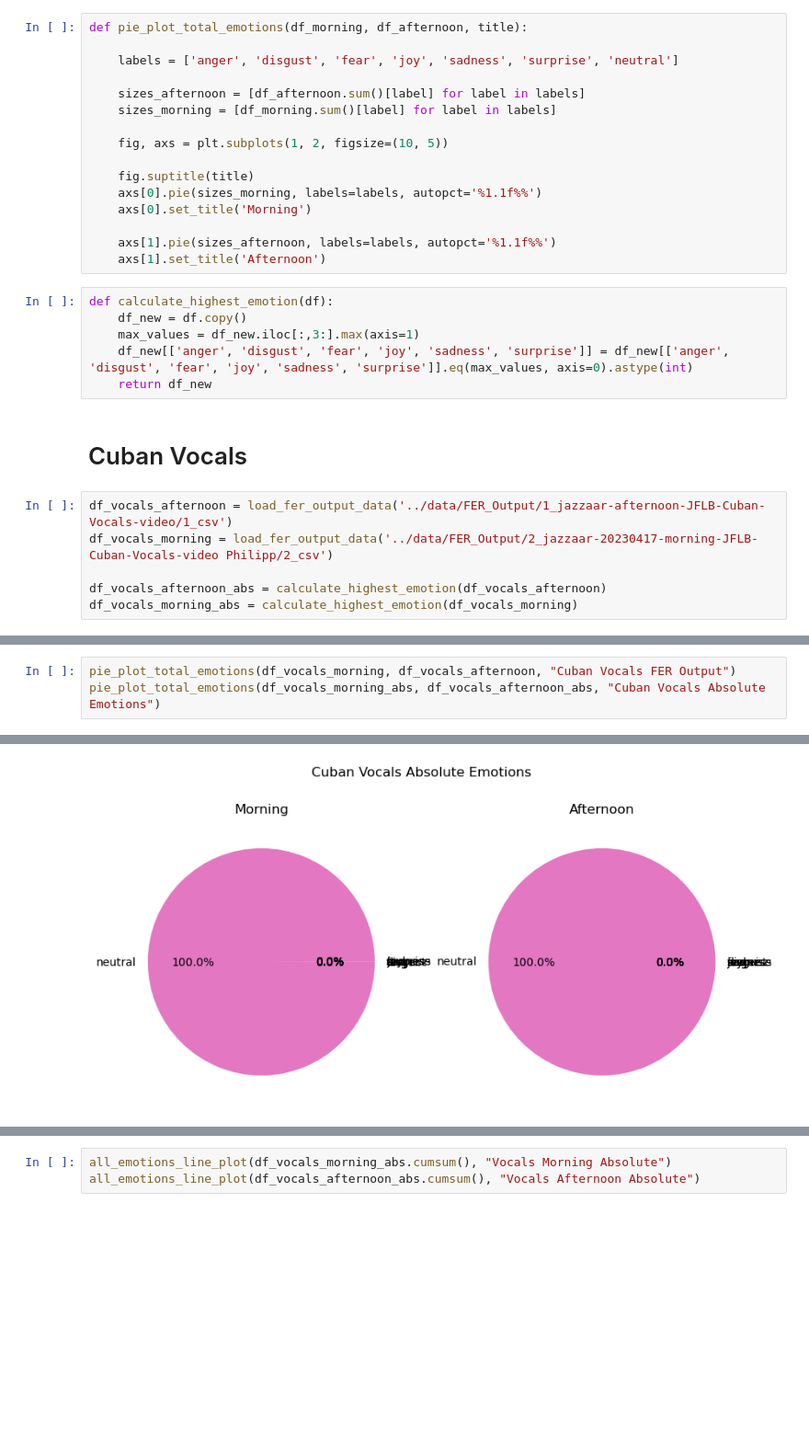
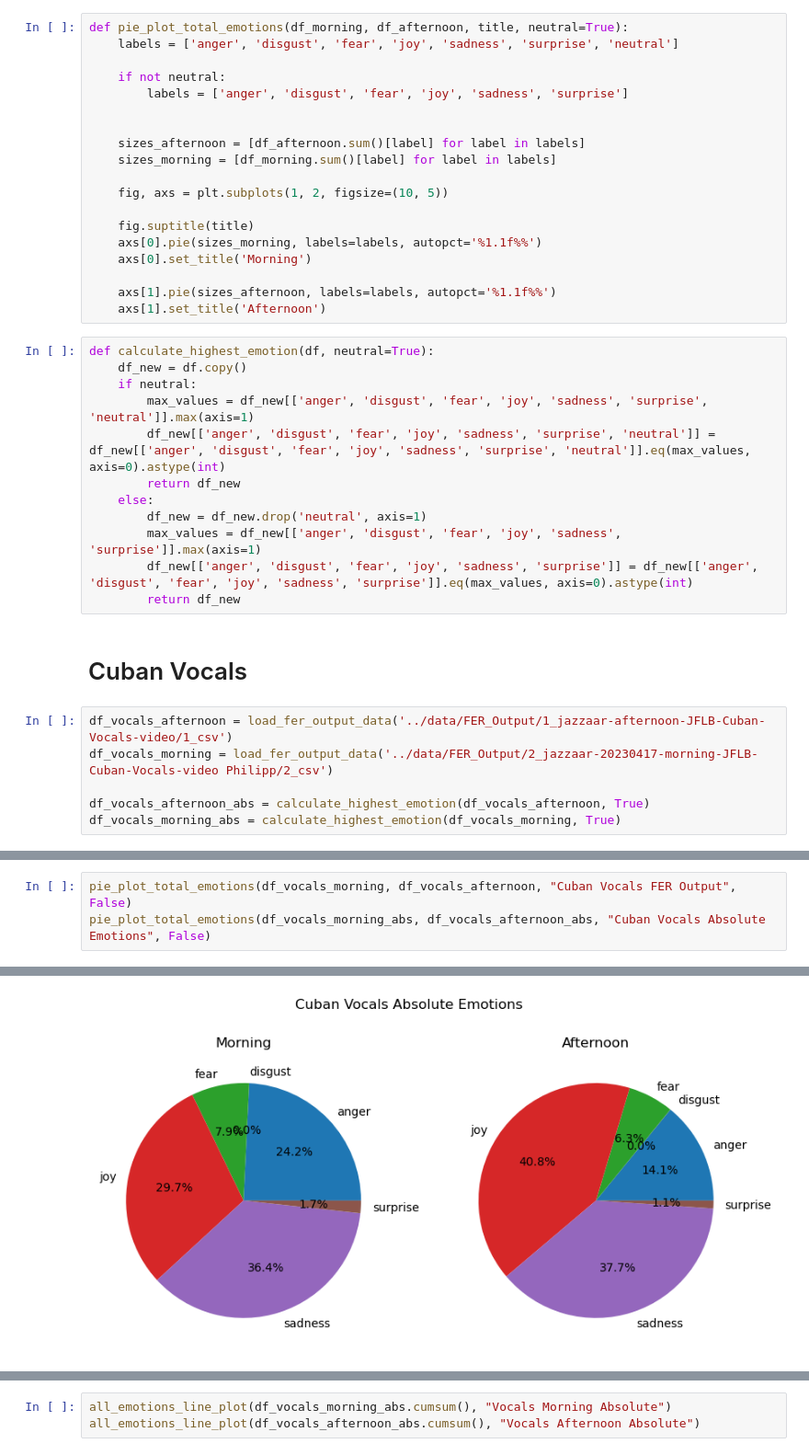
Before and after one commit to RavenRudi/coin_jazz, a Jupyter notebook: notebooks/FER_plots.ipynb, the cells around one changed output, grey strips where cells are left out. Shown at 92% size. Cells and saved outputs as stored; diff of their text form; blank space fills up the shorter version.

Commit message:
added exclusion of neutral

```diff
--- a/notebooks/FER_plots.ipynb
+++ b/notebooks/FER_plots.ipynb
@@ -75,9 +75,12 @@ def all_emotions_line_plot(df, title):
     plt.title(title)
     plt.show()
 # %%
-def pie_plot_total_emotions(df_morning, df_afternoon, title):
+def pie_plot_total_emotions(df_morning, df_afternoon, title, neutral=True):
+    labels = ['anger', 'disgust', 'fear', 'joy', 'sadness', 'surprise', 'neutral']
 
-    labels = ['anger', 'disgust', 'fear', 'joy', 'sadness', 'surprise', 'neutral']
+    if not neutral:
+        labels = ['anger', 'disgust', 'fear', 'joy', 'sadness', 'surprise']
+
 
     sizes_afternoon = [df_afternoon.sum()[label] for label in labels]
     sizes_morning = [df_morning.sum()[label] for label in labels]
@@ -91,16 +94,22 @@ def pie_plot_total_emotions(df_morning, df_afternoon, title):
     axs[1].pie(sizes_afternoon, labels=labels, autopct='%1.1f%%')
     axs[1].set_title('Afternoon')
 # %%
-def calculate_highest_emotion(df):
+def calculate_highest_emotion(df, neutral=True):
     df_new = df.copy()
-    max_values = df_new.iloc[:,3:].max(axis=1)
-    df_new[['anger', 'disgust', 'fear', 'joy', 'sadness', 'surprise']] = df_new[['anger', 'disgust', 'fear', 'joy', 'sadness', 'surprise']].eq(max_values, axis=0).astype(int)
-    return df_new
+    if neutral:
+        max_values = df_new[['anger', 'disgust', 'fear', 'joy', 'sadness', 'surprise', 'neutral']].max(axis=1)
+        df_new[['anger', 'disgust', 'fear', 'joy', 'sadness', 'surprise', 'neutral']] = df_new[['anger', 'disgust', 'fear', 'joy', 'sadness', 'surprise', 'neutral']].eq(max_values, axis=0).astype(int)
+        return df_new
+    else:
+        df_new = df_new.drop('neutral', axis=1)
+        max_values = df_new[['anger', 'disgust', 'fear', 'joy', 'sadness', 'surprise']].max(axis=1)
+        df_new[['anger', 'disgust', 'fear', 'joy', 'sadness', 'surprise']] = df_new[['anger', 'disgust', 'fear', 'joy', 'sadness', 'surprise']].eq(max_values, axis=0).astype(int)
+        return df_new
 # %% [markdown]
 # Cuban Vocals
 # %%
 df_vocals_afternoon = load_fer_output_data('../data/FER_Output/1_jazzaar-afternoon-JFLB-Cuban-Vocals-video/1_csv')
 df_vocals_morning = load_fer_output_data('../data/FER_Output/2_jazzaar-20230417-morning-JFLB-Cuban-Vocals-video Philipp/2_csv')
 
-df_vocals_afternoon_abs = calculate_highest_emotion(df_vocals_afternoon)
-df_vocals_morning_abs = calculate_highest_emotion(df_vocals_morning)
+df_vocals_afternoon_abs = calculate_highest_emotion(df_vocals_afternoon, True)
+df_vocals_morning_abs = calculate_highest_emotion(df_vocals_morning, True)
@@ -107,4 +132,4 @@ df_vocals_morning_abs = calculate_highest_emotion(df_vocals_morning)
 # %%
-pie_plot_total_emotions(df_vocals_morning, df_vocals_afternoon, "Cuban Vocals FER Output")
-pie_plot_total_emotions(df_vocals_morning_abs, df_vocals_afternoon_abs, "Cuban Vocals Absolute Emotions")
+pie_plot_total_emotions(df_vocals_morning, df_vocals_afternoon, "Cuban Vocals FER Output", False)
+pie_plot_total_emotions(df_vocals_morning_abs, df_vocals_afternoon_abs, "Cuban Vocals Absolute Emotions", False)
 # %% [output]
@@ -112,2 +137,2 @@ pie_plot_total_emotions(df_vocals_morning_abs, df_vocals_afternoon_abs, "Cuban V
-[figure, old version]
+[figure, new version]
 # %%
```
Also changed, not shown: parts of 4 cells of this notebook.
